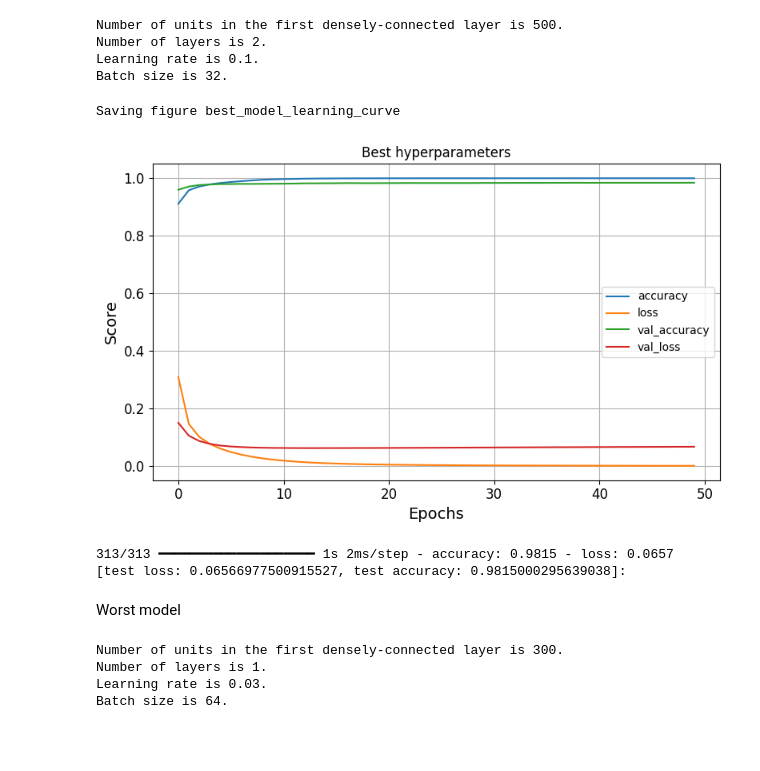
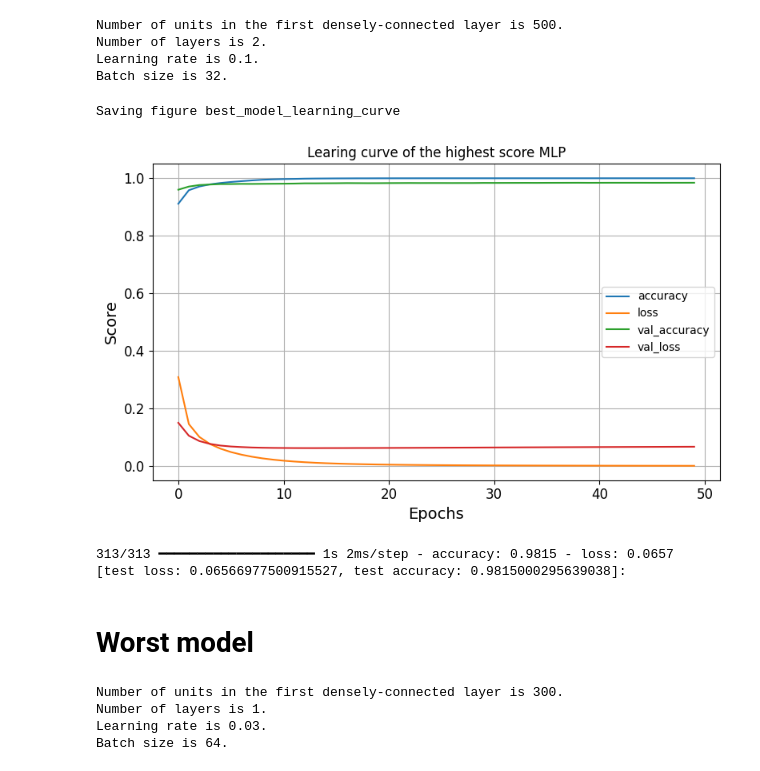
Before and after one commit to nhv96/iai600_assignment_7, a Jupyter notebook: assignment_7_hypertune.ipynb, the cells around one changed output. Saved outputs shown, nothing was run; the diff lists cells and outputs as text; code cells hidden in the pictures; blank space fills up the shorter version.

Commit message:
update code & graph

```diff
--- a/assignment_7_hypertune.ipynb
+++ b/assignment_7_hypertune.ipynb
@@ -243,17 +245,17 @@ Number of layers is 2.
 Learning rate is 0.1.
 Batch size is 32.
 # %%
-draw_learning_curve(history, "best_model_learning_curve", "Best hyperparameters")
+draw_learning_curve(history, "best_model_learning_curve", "Learing curve of the highest score MLP")
 # %% [output]
 Saving figure best_model_learning_curve
-[figure, old version]
+[figure, new version]
 # %%
 print_test_eval(model)
 # %% [output]
 313/313 ━━━━━━━━━━━━━━━━━━━━ 1s 2ms/step - accuracy: 0.9815 - loss: 0.0657
 [test loss: 0.06566977500915527, test accuracy: 0.9815000295639038]:
 # %% [markdown]
-Worst model
+# Worst model
 # %%
 worst_hp = tuner.get_best_hyperparameters(num_trials=10)[4]
 print_hp(worst_hp)
```
Also changed, not shown: parts of 2 cells of this notebook, 2 other files.
